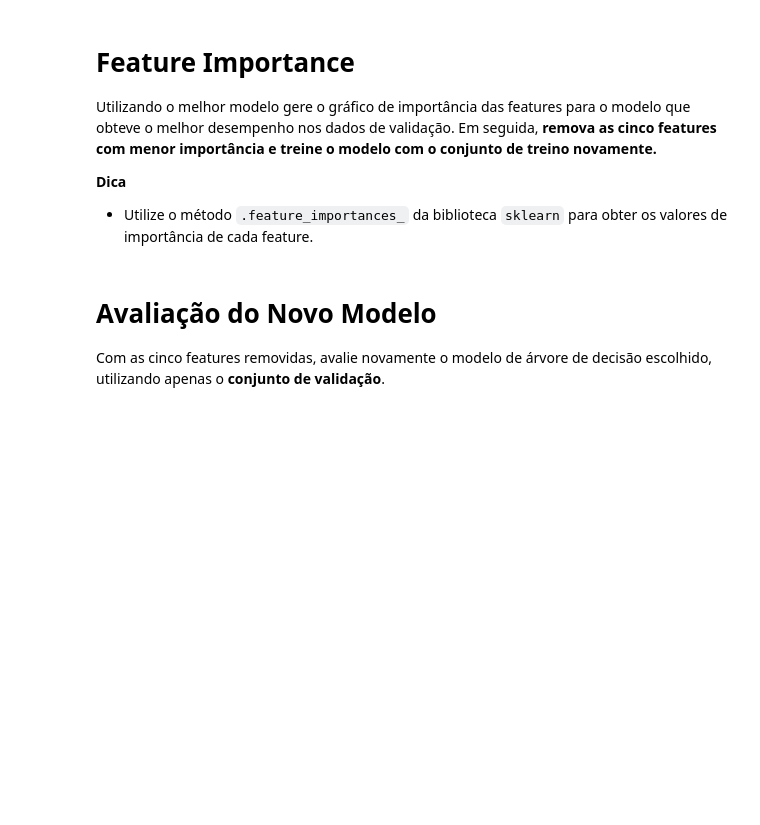
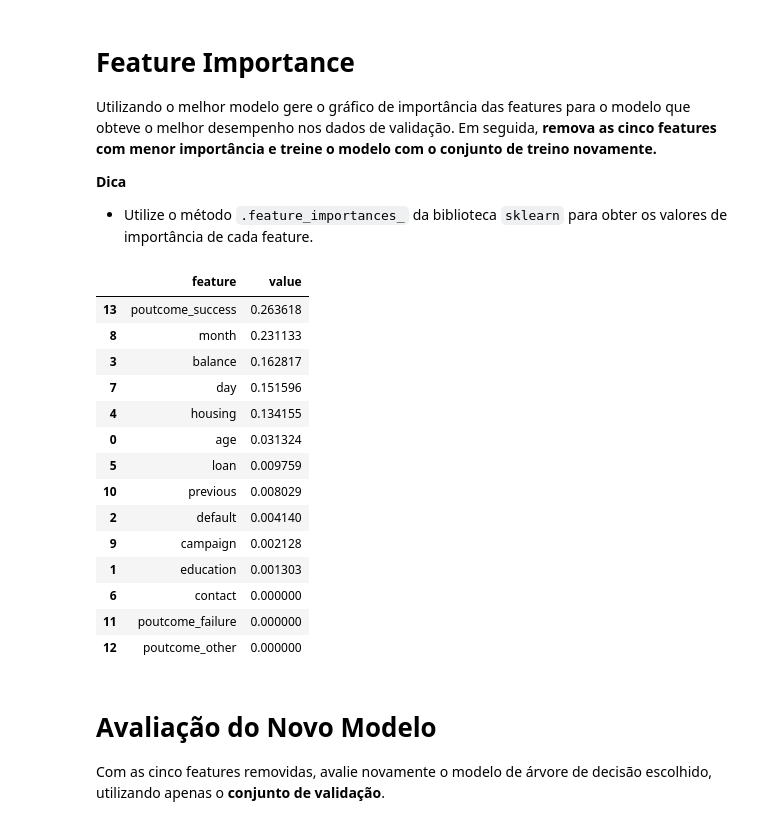
Before and after one commit to Mr-Barros/ENG4502, a Jupyter notebook: Assignment3/Notebook_ArvoreDecisao_33B.ipynb, the cells around one changed output. Cells and saved outputs as stored; diff of their text form; code cells hidden in the pictures; blank space fills up the shorter version.

Commit message:
adiciona feature of least importance

```diff
--- a/Assignment3/Notebook_ArvoreDecisao_33B.ipynb
+++ b/Assignment3/Notebook_ArvoreDecisao_33B.ipynb
@@ -196,23 +199,3 @@ for i, n in enumerate(depths):
     trees[i]['model'].fit(X_train, y_train)
     y_val_pred = trees[i]['model'].predict(X_val)
     trees[i]['pred'] = y_val_pred
-
-    accuracy = accuracy_score(y_val, y_val_pred)
-    precision = precision_score(y_val, y_val_pred)
-    recall = recall_score(y_val, y_val_pred)
-    f1 = f1_score(y_val, y_val_pred)
-
-    # Store the metrics for each depth
-    metrics[n] = {
-        'accuracy': accuracy,
-        'precision': precision,
-        'recall': recall,
-        'f1': f1
-    }
-
-    # Print out the results
-    print(f"Results for Decision Tree with depth = {n}:")
-    print(f"Accuracy: {accuracy:.4%}")
-    print(f"Precision: {precision:.4%}")
-    print(f"Recall: {recall:.4%}")
-    print(f"F1 Score: {f1:.4%}\n")
@@ -334,3 +289,23 @@ Utilizando o melhor modelo gere o gráfico de importância das features para o m
 **Dica**
 
 - Utilize o método `.feature_importances_` da biblioteca `sklearn` para obter os valores de importância de cada feature.
+# %%
+best_model = trees[1]['model']
+feature_relevance = pd.DataFrame({'feature':df.columns.drop('y'),'value':best_model.feature_importances_})
+feature_relevance.sort_values('value',ascending=False)
+# %% [output]
+|  | feature | value |
+| 13 | poutcome_success | 0.263618 |
+| 8 | month | 0.231133 |
+| 3 | balance | 0.162817 |
+| 7 | day | 0.151596 |
+| 4 | housing | 0.134155 |
+| 0 | age | 0.031324 |
+| 5 | loan | 0.009759 |
+| 10 | previous | 0.008029 |
+| 2 | default | 0.004140 |
+| 9 | campaign | 0.002128 |
+| 1 | education | 0.001303 |
+| 6 | contact | 0.000000 |
+| 11 | poutcome_failure | 0.000000 |
+| 12 | poutcome_other | 0.000000 |
```
Also changed, not shown: parts of 9 cells of this notebook.
